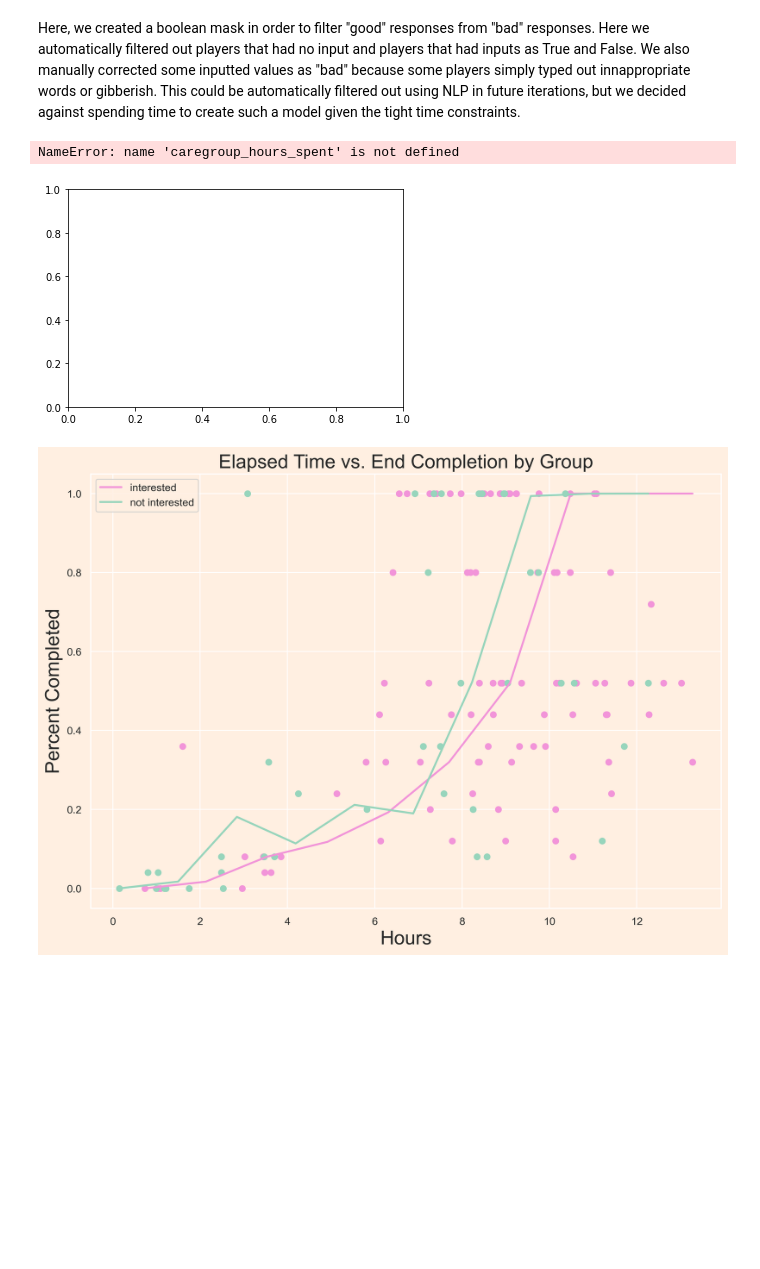
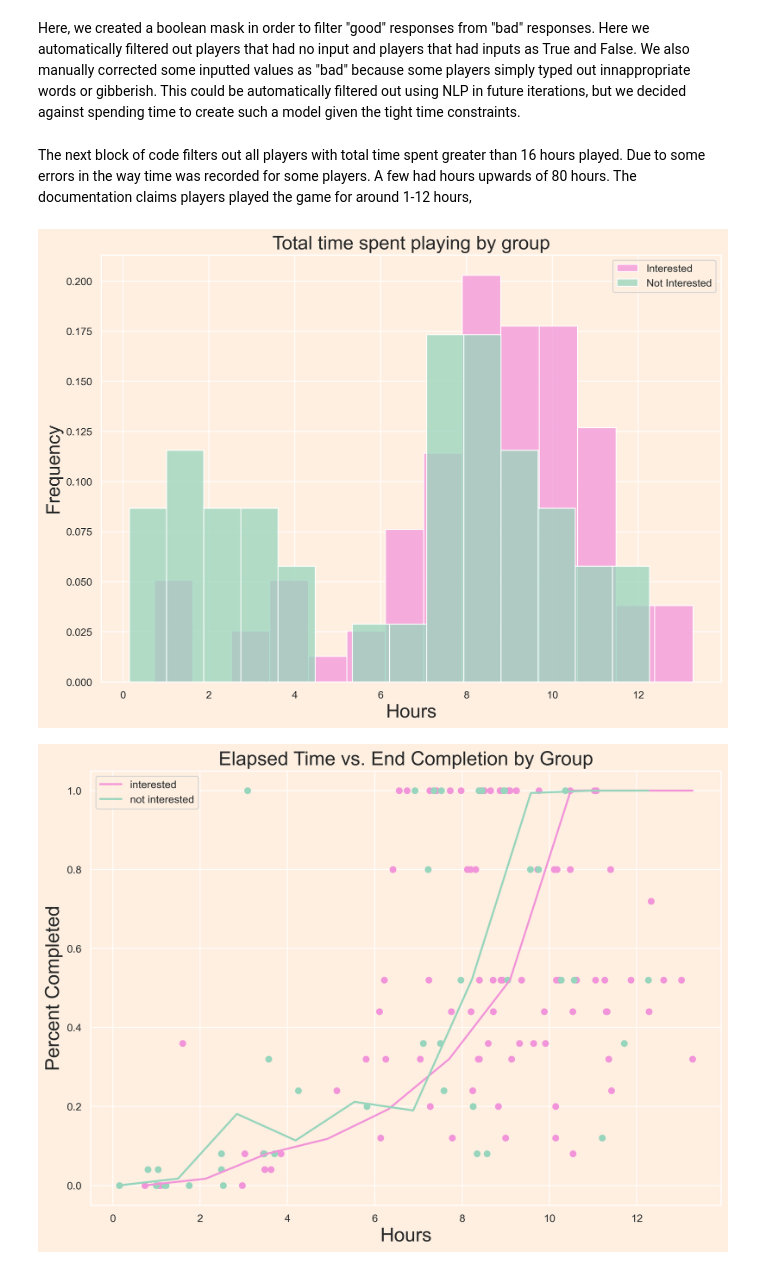
Before and after one commit to ryankkien/AttentionInElmCity-DF2022, a Jupyter notebook: DF2022 (1).ipynb, the cells around one changed output. Drawn from its saved outputs; the diff is of its cells as text; code cells hidden in the pictures; blank space fills up the shorter version.

```diff
--- a/DF2022 (1).ipynb
+++ b/DF2022 (1).ipynb
@@ -39,8 +39,4 @@ Within the first 10 minutes of the game, players are asked to pick words to desc
 #creates a list of lists, with each list representing each players word choice
 wordchoice = []
 for i in df_players:
-    wordchoice.append(i['old_label'] if pd.isna())
+    wordchoice.append(i['old_label'].dropna())
-# %%
-w = []
-for i in wordchoice:
-    w.append([x for x in i if pd.isna(x) == False ])
@@ -46,0 +45,3 @@ for i in wordchoice:
+# %%
+for i in range(6):
+    print(wordchoice[i])
@@ -74,6 +87,8 @@ for i in range(len(mask)):
         caregroup.append(df_players[i])
     else:
         notcaregroup.append(df_players[i])
+# %% [markdown]
+The next block of code filters out all players with total time spent greater than 16 hours played. Due to some errors in the way time was recorded for some players. A few had hours upwards of 80 hours. The documentation claims players played the game for around 1-12 hours,
 # %%
 caregroup_u16 = []
 for i in range(len(caregroup)):
@@ -84,3 +99,11 @@ notcaregroup_u16 = []
 for i in range(len(notcaregroup)):
     if notcaregroup[i]['event_time_dbl'].max() <= 57600:
         notcaregroup_u16.append(notcaregroup[i])
+# %%
+def hours(care_group):
+    total_hours = []
+    for i in care_group:
+        total_hours.append(i['event_time_dbl'].max()/3600)
+    return total_hours
+caregroup_hours_spent = hours(caregroup_u16)
+notcaregroup_hours_spent = hours(notcaregroup_u16)
@@ -87,16 +118,17 @@ for i in range(len(notcaregroup)):
 # %%
 fig, ax = plt.subplots()
-sns.histplot(x=caregroup_hours_spent, color = '#97d5bc')
+sns.histplot(x=caregroup_hours_spent, color = '#f294d9', stat = 'density', bins = 14)
+sns.histplot(x=notcaregroup_hours_spent, color = '#97d5bc', stat = 'density', bins = 14)
 sns.set(rc={'axes.facecolor':'#ffefe1', 'figure.facecolor':'#ffefe1', 'figure.figsize':(11.7,8.27)})
 plt.rcParams['figure.dpi'] = 300
 plt.rcParams['savefig.dpi'] = 300
 ax.set_xlabel("Hours", fontsize = 20)
 ax.set_ylabel("Frequency", fontsize = 20)
 ax.set_title("Total time spent playing by group", fontsize = 20)
+plt.legend(labels=["Interested","Not Interested"])
 ax.grid = False
 # %% [output]
-NameError: name 'caregroup_hours_spent' is not defined
-[figure, old version]
+[figure, new version]
 # %%
 from scipy.interpolate import make_interp_spline
 
```
Also changed, not shown: parts of 10 cells of this notebook.
